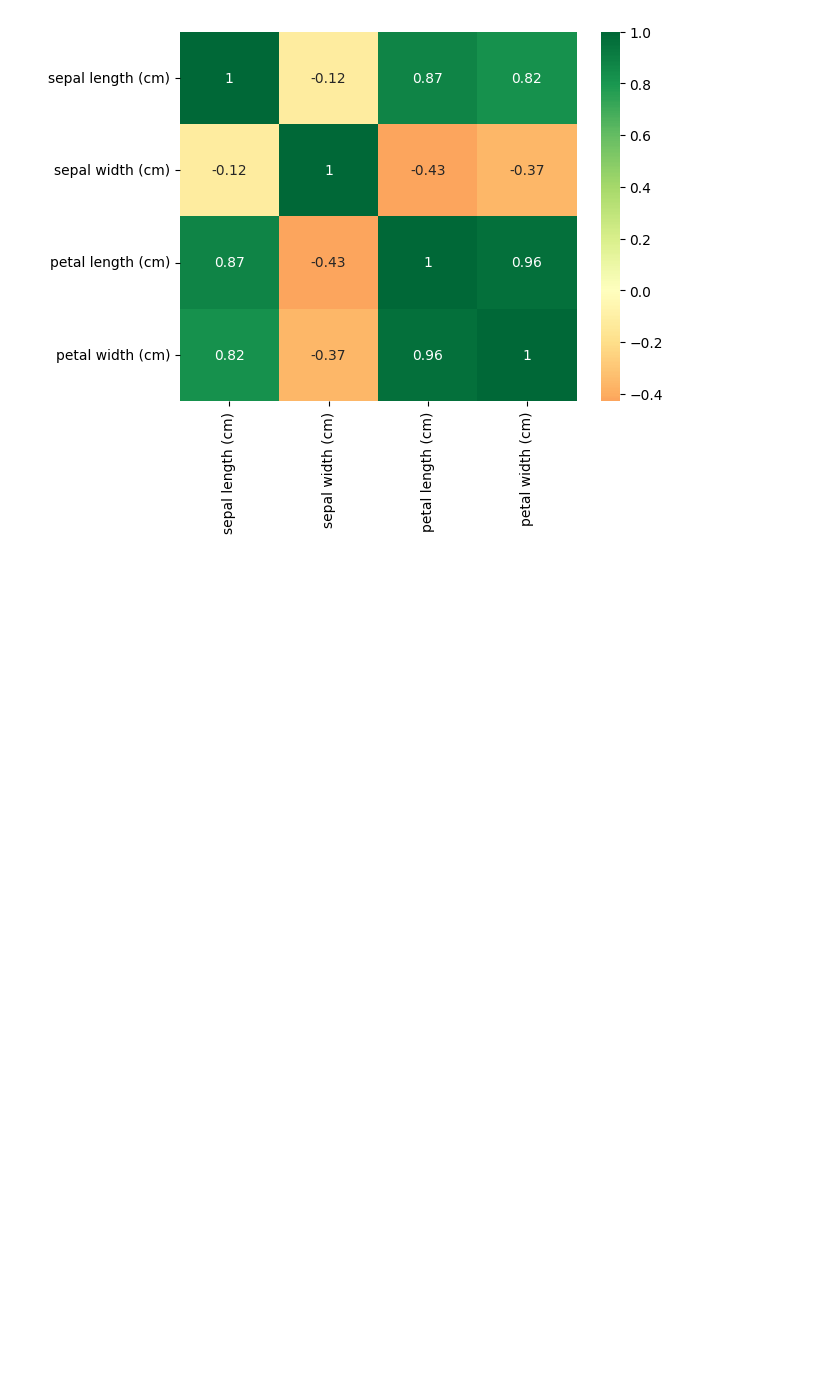
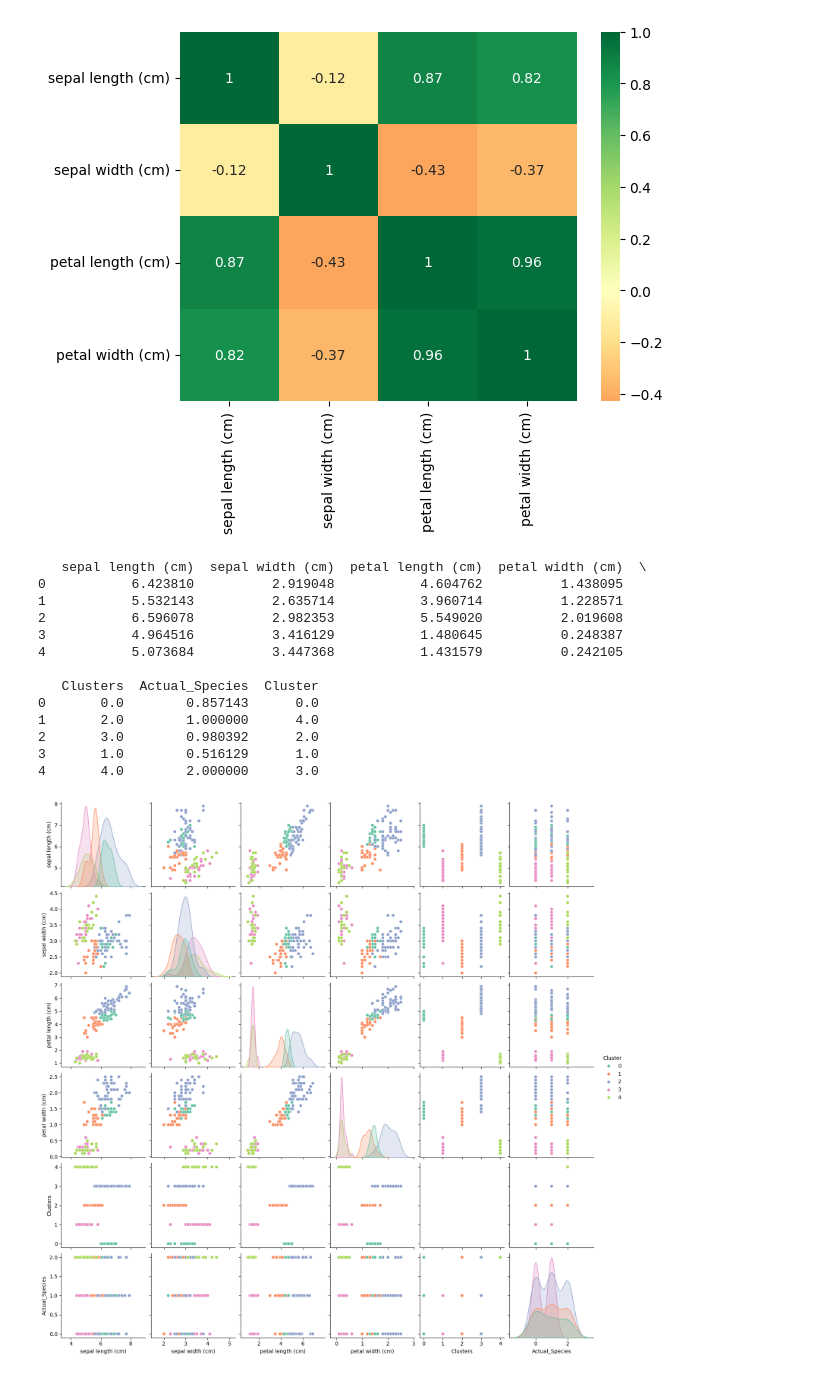
Before and after one commit to Abhishakth007/Data_Science, a Jupyter notebook: Iris_EDA.ipynb, the cells around one changed output. Saved outputs shown, nothing was run; the diff lists cells and outputs as text; code cells hidden in the pictures; blank space fills up the shorter version.

```diff
--- a/Iris_EDA.ipynb
+++ b/Iris_EDA.ipynb
@@ -257,3 +261,48 @@ sn.heatmap(X.corr(),cmap='RdYlGn', center=0, annot=True)
 # %% [output]
 <Axes: >
 [figure]
+# %%
+scaler = StandardScaler()
+
+x_scaled = scaler.fit_transform(X)
+
+kmeans = KMeans(n_clusters = 5 , random_state = 10 ,n_init = 10)
+
+X['Cluster'] = kmeans.fit_predict(X)
+
+
+cluster_centers = pd.DataFrame(kmeans.cluster_centers_, columns=X.columns)
+
+print(cluster_centers)
+
+
+X['Cluster'] = kmeans.labels_
+
+
+sn.pairplot(X, hue="Cluster", palette="Set2")
+
+plt.show()
+
+
+sn.scatterplot(x = X['sepal length (cm)'] , y = X['sepal width (cm)'] , hue = X['Cluster'] , palette='viridis')
+
+plt.show()
+
+sn.scatterplot(x = X['petal length (cm)'] , y = X['petal width (cm)'] , hue = X['Cluster'] , palette='viridis')
+
+plt.show()
+# %% [output]
+   sepal length (cm)  sepal width (cm)  petal length (cm)  petal width (cm)  \
+0           6.423810          2.919048           4.604762          1.438095
+1           5.532143          2.635714           3.960714          1.228571
+2           6.596078          2.982353           5.549020          2.019608
+3           4.964516          3.416129           1.480645          0.248387
+4           5.073684          3.447368           1.431579          0.242105
+
+   Clusters  Actual_Species  Cluster
+0       0.0        0.857143      0.0
+1       2.0        1.000000      4.0
+2       3.0        0.980392      2.0
+3       1.0        0.516129      1.0
+4       4.0        2.000000      3.0
+[figure, added]
```
Also changed, not shown: parts of 2 cells of this notebook.
